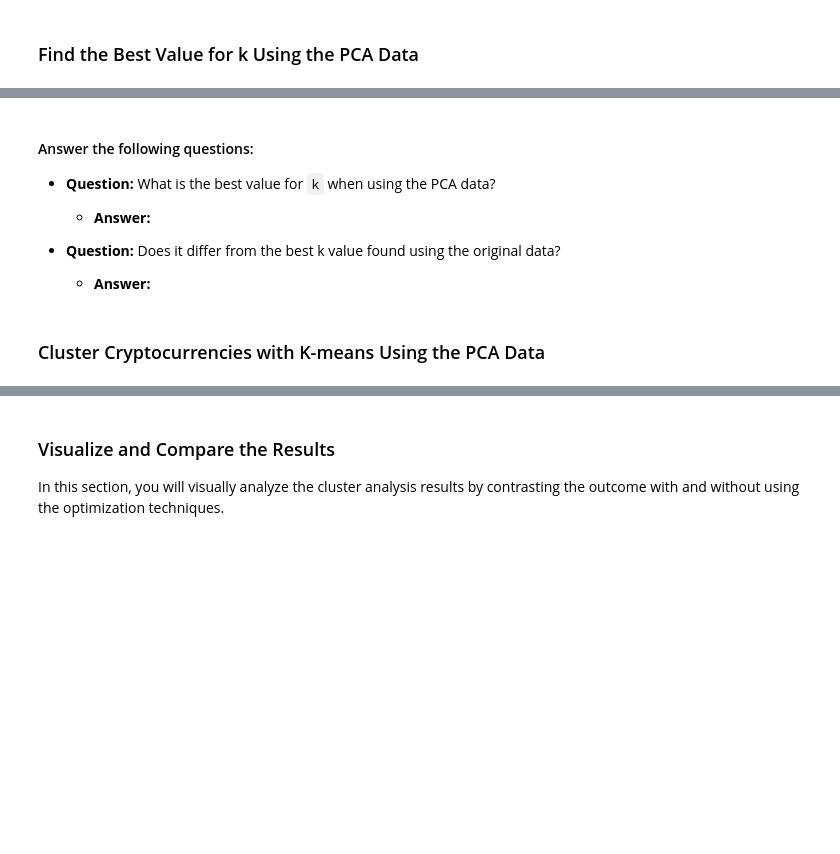
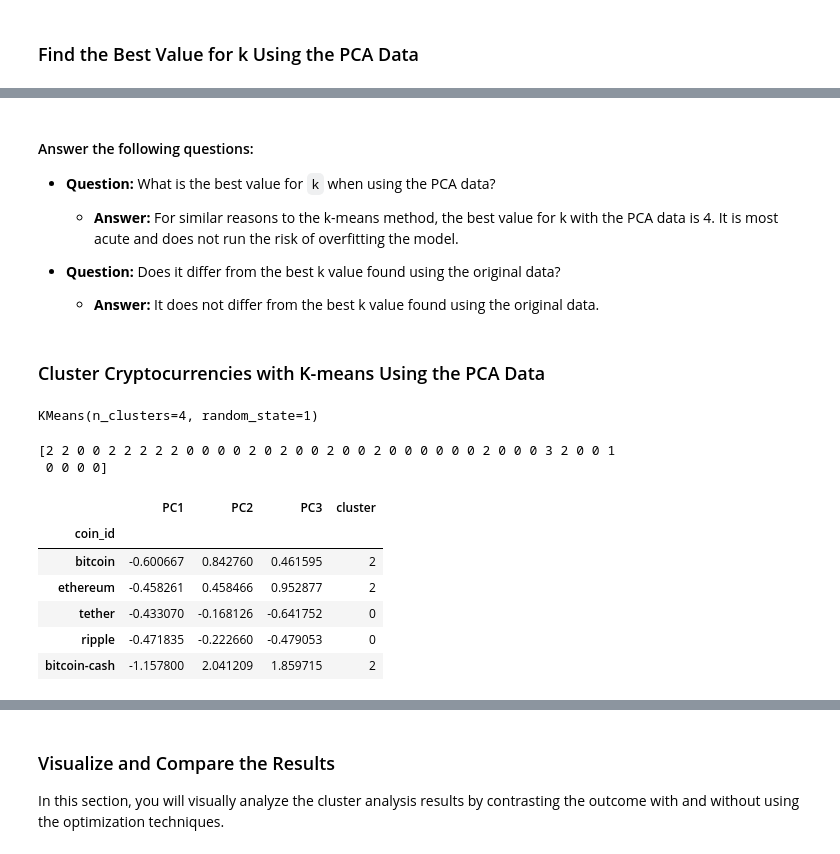
Before and after one commit to hanslegoh/CryptoClustering, a Jupyter notebook: Crypto_Clustering.ipynb, the cells around one changed output, grey strips where cells are left out. Saved outputs shown, nothing was run; the diff lists cells and outputs as text; code cells hidden in the pictures; blank space fills up the shorter version.

```diff
--- a/Crypto_Clustering.ipynb
+++ b/Crypto_Clustering.ipynb
@@ -164,11 +228,15 @@ df_market_data.hvplot.line(
 # %%
 # Create an empty list to store the inertia values
-
+pca_inertias = []
 
 # Create a for loop to compute the inertia with each possible value of k
 # Inside the loop:
 # 1. Create a KMeans model using the loop counter for the n_clusters
 # 2. Fit the model to the data using `df_market_data_pca`
 # 3. Append the model.inertia_ to the inertia list
+for i in pca_k:
+    pca_model = KMeans(n_clusters=i, random_state=1)
+    pca_model.fit(df_pca_market_data_scaled)
+    pca_inertias.append(pca_model.inertia_)
 # %%
 # Create a dictionary with the data to plot the Elbow curve
@@ -182,30 +254,47 @@ df_market_data.hvplot.line(
 
 * **Question:** What is the best value for `k` when using the PCA data?
 
-  * **Answer:**
+  * **Answer:** For similar reasons to the k-means method, the best value for k with the PCA data is 4. It is most acute and does not run the risk of overfitting the model.
 
 
 * **Question:** Does it differ from the best k value found using the original data?
 
-  * **Answer:**
+  * **Answer:** It does not differ from the best k value found using the original data.
 # %% [markdown]
 ### Cluster Cryptocurrencies with K-means Using the PCA Data
 # %%
 # Initialize the K-Means model using the best value for k
+model = KMeans(n_clusters=4, random_state=1)
 # %%
 # Fit the K-Means model using the PCA data
+model.fit(df_pca_market_data_scaled)
+# %% [output]
+KMeans(n_clusters=4, random_state=1)
 # %%
 # Predict the clusters to group the cryptocurrencies using the PCA data
-
+pca_clusters_4 = model.predict(df_pca_market_data_scaled)
 # Print the resulting array of cluster values.
+print(pca_clusters_4)
+# %% [output]
+[2 2 0 0 2 2 2 2 2 0 0 0 0 2 0 2 0 0 2 0 0 2 0 0 0 0 0 0 2 0 0 0 3 2 0 0 1
+ 0 0 0 0]
 # %%
 # Create a copy of the DataFrame with the PCA data
-
+df_pca_market_data_scaled_copy = df_pca_market_data_scaled.copy()
 
 # Add a new column to the DataFrame with the predicted clusters
-
+df_pca_market_data_scaled_copy['cluster'] = pca_clusters_4
 
 # Display sample data
+df_pca_market_data_scaled_copy.head()
+# %% [output]
+|  | PC1 | PC2 | PC3 | cluster |
+| coin_id |  |  |  |  |
+| bitcoin | -0.600667 | 0.842760 | 0.461595 | 2 |
+| ethereum | -0.458261 | 0.458466 | 0.952877 | 2 |
+| tether | -0.433070 | -0.168126 | -0.641752 | 0 |
+| ripple | -0.471835 | -0.222660 | -0.479053 | 0 |
+| bitcoin-cash | -1.157800 | 2.041209 | 1.859715 | 2 |
 # %%
 # Create a scatter plot using hvPlot by setting
 # `x="PC1"` and `y="PC2"`.
```
Also changed, not shown: parts of 30 cells of this notebook, 1 other file.
